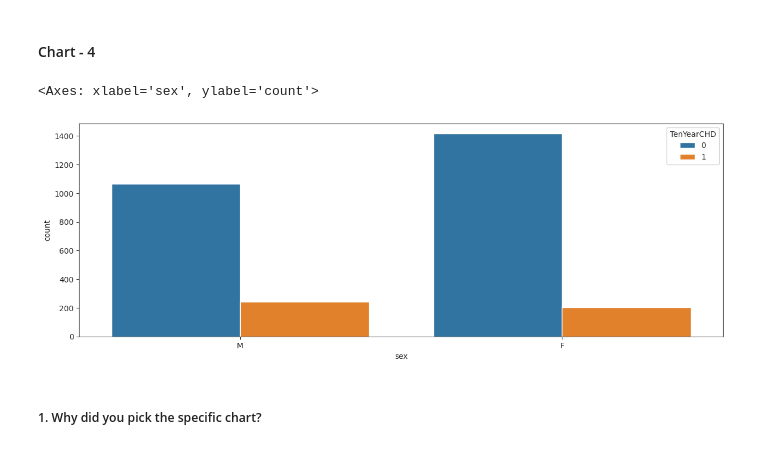
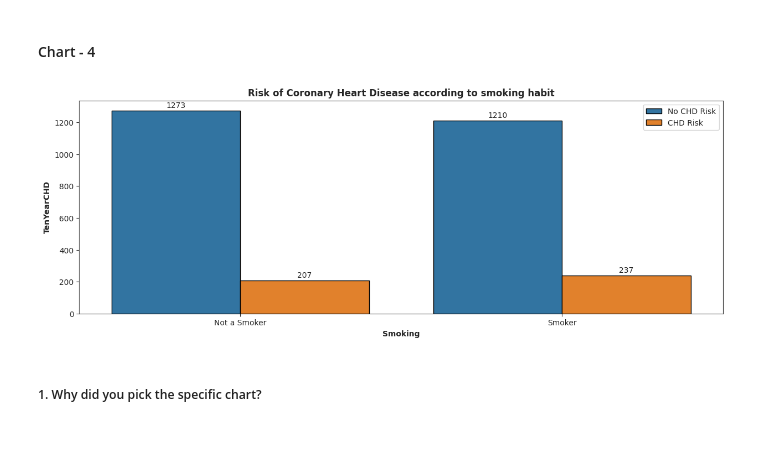
Before and after one commit to Mrinal-Official/Cardiovascular-Risk-Prediction, a Jupyter notebook: Cardiovascular_Risk_Prediction_notebook.ipynb, the cells around one changed output. Drawn from its saved outputs; the diff is of its cells as text; code cells hidden in the pictures.

```diff
--- a/Cardiovascular_Risk_Prediction_notebook.ipynb
+++ b/Cardiovascular_Risk_Prediction_notebook.ipynb
@@ -552,13 +478,20 @@ Are there any insights that lead to negative growth? Justify with specific reaso
 Answer Here
 # %% [markdown]
 #### Chart - 4
-# %%
-# Chart - 4 visualization code
-plt.figure(figsize=(15,5))
-sns.countplot(x=df['sex'],hue=df['TenYearCHD'])
-# %% [output]
-<Axes: xlabel='sex', ylabel='count'>
-[figure, removed]
+# %%
+# Chart - 4 visualization code
+plt.figure(figsize=(15,5))
+sns.countplot(x=df['is_smoking'],hue=df['TenYearCHD'],edgecolor='black')
+for i,containers in enumerate(plt.gca().containers):
+  plt.bar_label(containers, padding=2)
+plt.xlabel('Smoking', fontweight='bold')
+plt.xticks([0,1],['Not a Smoker','Smoker'])
+plt.ylabel('TenYearCHD', fontweight='bold')
+plt.title('Risk of Coronary Heart Disease according to smoking habit',fontweight='bold',fontsize=12)
+plt.legend(['No CHD Risk','CHD Risk'])
+plt.show()
+# %% [output]
+[figure, added]
 # %% [markdown]
 ##### 1. Why did you pick the specific chart?
 # %% [markdown]
```
Also changed, not shown: parts of 20 cells of this notebook.
